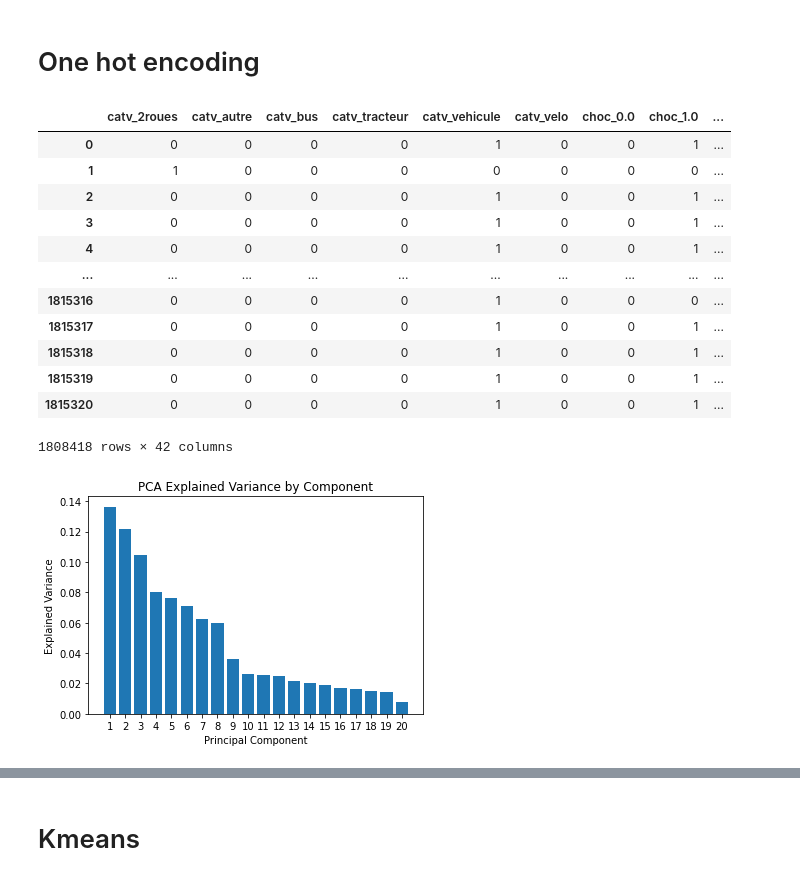
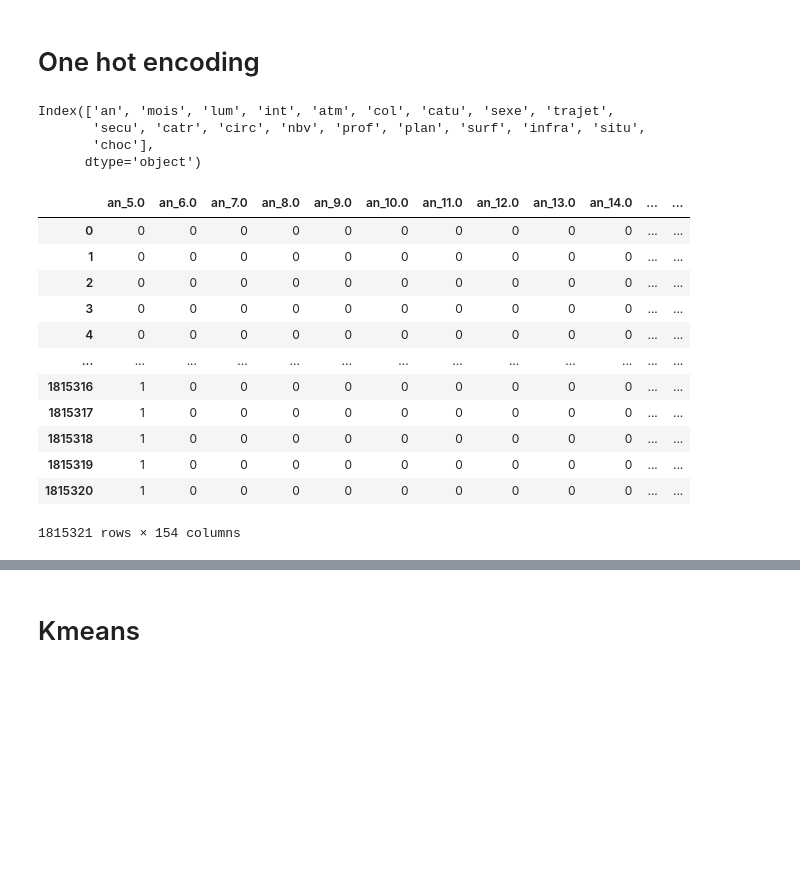
Before and after one commit to djdjsaf/Accidents-en-france-python, a Jupyter notebook: Projet python ohe.ipynb, the cells around one changed output, grey strips where cells are left out. Saved outputs shown, nothing was run; the diff lists cells and outputs as text; code cells hidden in the pictures; blank space fills up the shorter version.

```diff
--- a/Projet python ohe.ipynb
+++ b/Projet python ohe.ipynb
@@ -222,26 +165,32 @@ df_ohe['sexe']=df_ohe['sexe'].replace(2,0)
-# %%
-selected_columns = ['catv', 'choc', 'catu', 'sexe', 'lum', 'atm', 'catr', 'prof', 'surf']
-
-#dropper secu, mois, an, situ (situation de l'accident, je vois pas trop l'interêt de la variable)
-#choc, peut-on réduire les modalités?
-
-accidents_ohe = pd.get_dummies(df_ohe, columns =selected_columns)
-accidents_ohe = accidents_ohe.drop(['Num_Acc','secu','an','mois','int','col','circ','nbv','plan','situ', 'an_nais','age','infra','agg','age_inter'], axis = 1)
-accidents_ohe
-# %% [output]
-|  | catv_2roues | catv_autre | catv_bus | catv_tracteur | catv_vehicule | catv_velo | choc_0.0 | choc_1.0 | ... |
-| 0 | 0 | 0 | 0 | 0 | 1 | 0 | 0 | 1 | ... |
-| 1 | 1 | 0 | 0 | 0 | 0 | 0 | 0 | 0 | ... |
-| 2 | 0 | 0 | 0 | 0 | 1 | 0 | 0 | 1 | ... |
-| 3 | 0 | 0 | 0 | 0 | 1 | 0 | 0 | 1 | ... |
-| 4 | 0 | 0 | 0 | 0 | 1 | 0 | 0 | 1 | ... |
-| ... | ... | ... | ... | ... | ... | ... | ... | ... | ... |
-| 1815316 | 0 | 0 | 0 | 0 | 1 | 0 | 0 | 0 | ... |
-| 1815317 | 0 | 0 | 0 | 0 | 1 | 0 | 0 | 1 | ... |
-| 1815318 | 0 | 0 | 0 | 0 | 1 | 0 | 0 | 1 | ... |
-| 1815319 | 0 | 0 | 0 | 0 | 1 | 0 | 0 | 1 | ... |
-| 1815320 | 0 | 0 | 0 | 0 | 1 | 0 | 0 | 1 | ... |
-1808418 rows × 42 columns
+# %%
+df_ohe.columns
+# %% [output]
+Index(['an', 'mois', 'lum', 'int', 'atm', 'col', 'catu', 'sexe', 'trajet',
+       'secu', 'catr', 'circ', 'nbv', 'prof', 'plan', 'surf', 'infra', 'situ',
+       'choc'],
+      dtype='object')
+# %%
+columns = ['an', 'mois', 'lum', 'int', 'atm', 'col', 'catr', 'circ', 'nbv', 'prof',
+       'plan', 'surf', 'infra', 'situ', 'catu', 'sexe', 'trajet',
+       'secu', 'choc']
+
+
+accidents_ohe = pd.get_dummies(df_ohe, columns= columns )
+accidents_ohe
+# %% [output]
+|  | an_5.0 | an_6.0 | an_7.0 | an_8.0 | an_9.0 | an_10.0 | an_11.0 | an_12.0 | an_13.0 | an_14.0 | ... | ... |
+| 0 | 0 | 0 | 0 | 0 | 0 | 0 | 0 | 0 | 0 | 0 | ... | ... |
+| 1 | 0 | 0 | 0 | 0 | 0 | 0 | 0 | 0 | 0 | 0 | ... | ... |
+| 2 | 0 | 0 | 0 | 0 | 0 | 0 | 0 | 0 | 0 | 0 | ... | ... |
+| 3 | 0 | 0 | 0 | 0 | 0 | 0 | 0 | 0 | 0 | 0 | ... | ... |
+| 4 | 0 | 0 | 0 | 0 | 0 | 0 | 0 | 0 | 0 | 0 | ... | ... |
+| ... | ... | ... | ... | ... | ... | ... | ... | ... | ... | ... | ... | ... |
+| 1815316 | 1 | 0 | 0 | 0 | 0 | 0 | 0 | 0 | 0 | 0 | ... | ... |
+| 1815317 | 1 | 0 | 0 | 0 | 0 | 0 | 0 | 0 | 0 | 0 | ... | ... |
+| 1815318 | 1 | 0 | 0 | 0 | 0 | 0 | 0 | 0 | 0 | 0 | ... | ... |
+| 1815319 | 1 | 0 | 0 | 0 | 0 | 0 | 0 | 0 | 0 | 0 | ... | ... |
+| 1815320 | 1 | 0 | 0 | 0 | 0 | 0 | 0 | 0 | 0 | 0 | ... | ... |
+1815321 rows × 154 columns
 # %%
 from sklearn.decomposition import PCA
 from sklearn.preprocessing import MinMaxScaler
@@ -258,13 +205,3 @@ reduced = pd.DataFrame(reduced)
-# %%
-plt.bar(range(len(pca.explained_variance_ratio_)), pca.explained_variance_ratio_)
-plt.xticks(range(len(pca.explained_variance_ratio_)), list(range(1, len(pca.explained_variance_ratio_)+1)))
-plt.xlabel('Principal Component')
-plt.ylabel('Explained Variance')
-plt.title('PCA Explained Variance by Component')
-plt.show()
-#On garde les 3 premiers axes (50% de variance)
-# %% [output]
-[figure, removed]
 # %%
 contrib = pca.components_[0]
 
```
Also changed, not shown: parts of 57 cells of this notebook.
